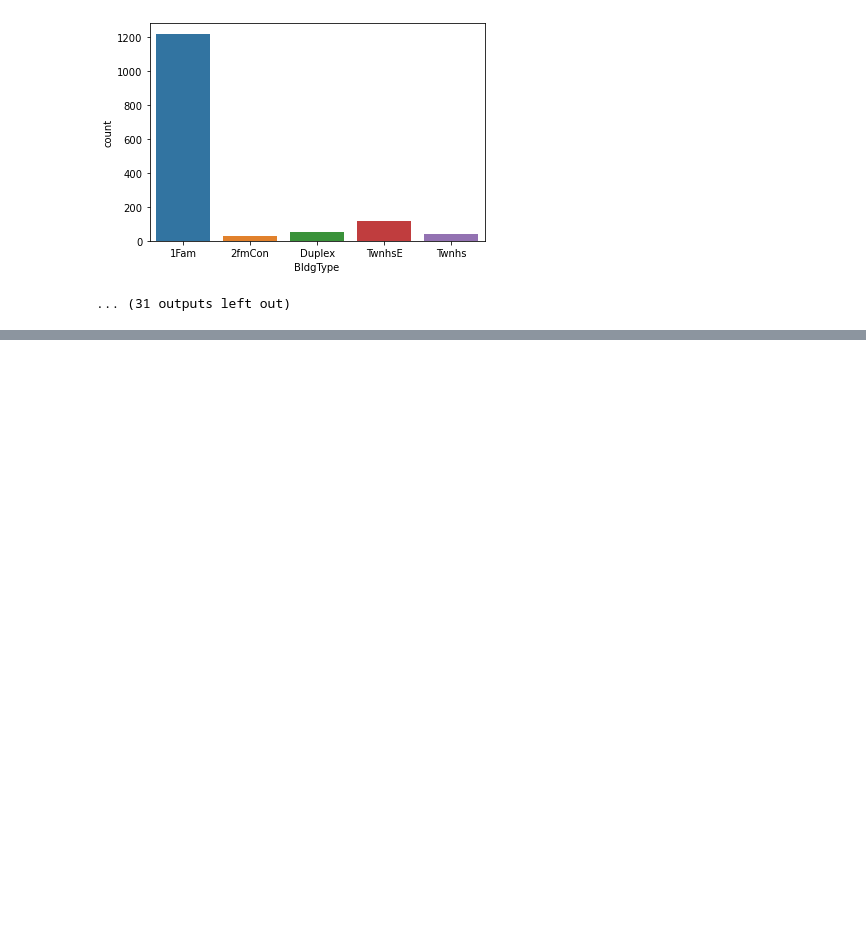
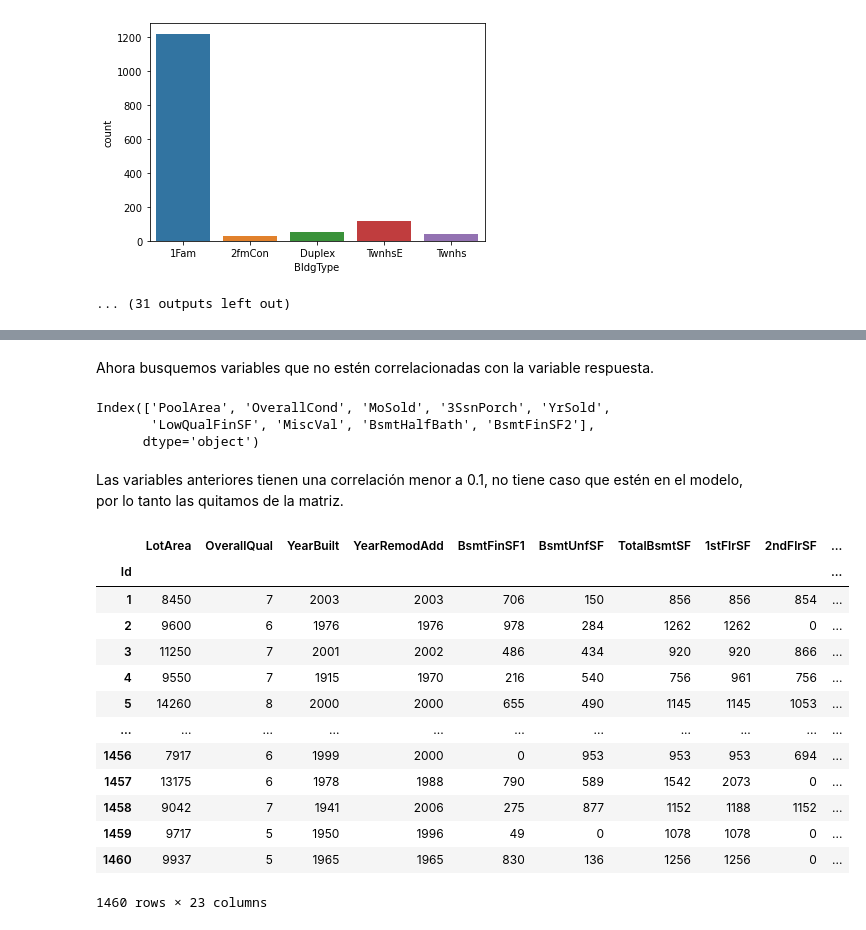
Before and after one commit to corina-cerezo/Proyecto-1-IA, a Jupyter notebook: Proyecto 1 IA.ipynb, the cells around one changed output, grey strips where cells are left out. Cells and saved outputs as stored; diff of their text form; code cells hidden in the pictures; blank space fills up the shorter version.

```diff
--- a/Proyecto 1 IA.ipynb
+++ b/Proyecto 1 IA.ipynb
@@ -79,0 +881,3 @@ for i, col in enumerate(trainObj.columns):
+# %%
+trainNum = train.select_dtypes(include=['int64' or 'float64']).copy()
+trainNum
@@ -80 +899,35 @@ for i, col in enumerate(trainObj.columns):
+# %% [markdown]
+Ahora busquemos variables que no estén correlacionadas con la variable respuesta.
+# %%
+MC=trainNum.corr()
+SaleCorr=abs(MC.loc[:,"SalePrice"])
+aux=SaleCorr.sort_values(ascending=False)
+to_drop=aux.index[aux<0.1]
+to_drop
+# %% [output]
+Index(['PoolArea', 'OverallCond', 'MoSold', '3SsnPorch', 'YrSold',
+       'LowQualFinSF', 'MiscVal', 'BsmtHalfBath', 'BsmtFinSF2'],
+      dtype='object')
+# %% [markdown]
+Las variables anteriores tienen una correlación menor a 0.1, no tiene caso que estén en el modelo, por lo tanto las quitamos de la matriz.
+# %%
+#Generamos la matriz de X de variables numéricas quitando la var resp
+XtrainNum = trainNum.iloc[:,0:32].copy()
+XtrainNum=XtrainNum.drop(XtrainNum[to_drop], axis=1).copy()
+XtrainNum
+# %% [output]
+|  | LotArea | OverallQual | YearBuilt | YearRemodAdd | BsmtFinSF1 | BsmtUnfSF | TotalBsmtSF | 1stFlrSF | 2ndFlrSF | ... |
+| Id |  |  |  |  |  |  |  |  |  | ... |
+| 1 | 8450 | 7 | 2003 | 2003 | 706 | 150 | 856 | 856 | 854 | ... |
+| 2 | 9600 | 6 | 1976 | 1976 | 978 | 284 | 1262 | 1262 | 0 | ... |
+| 3 | 11250 | 7 | 2001 | 2002 | 486 | 434 | 920 | 920 | 866 | ... |
+| 4 | 9550 | 7 | 1915 | 1970 | 216 | 540 | 756 | 961 | 756 | ... |
+| 5 | 14260 | 8 | 2000 | 2000 | 655 | 490 | 1145 | 1145 | 1053 | ... |
+| ... | ... | ... | ... | ... | ... | ... | ... | ... | ... | ... |
+| 1456 | 7917 | 6 | 1999 | 2000 | 0 | 953 | 953 | 953 | 694 | ... |
+| 1457 | 13175 | 6 | 1978 | 1988 | 790 | 589 | 1542 | 2073 | 0 | ... |
+| 1458 | 9042 | 7 | 1941 | 2006 | 275 | 877 | 1152 | 1188 | 1152 | ... |
+| 1459 | 9717 | 5 | 1950 | 1996 | 49 | 0 | 1078 | 1078 | 0 | ... |
+| 1460 | 9937 | 5 | 1965 | 1965 | 830 | 136 | 1256 | 1256 | 0 | ... |
+1460 rows × 23 columns
 # %%
```
Also changed, not shown: parts of 202 cells of this notebook.
